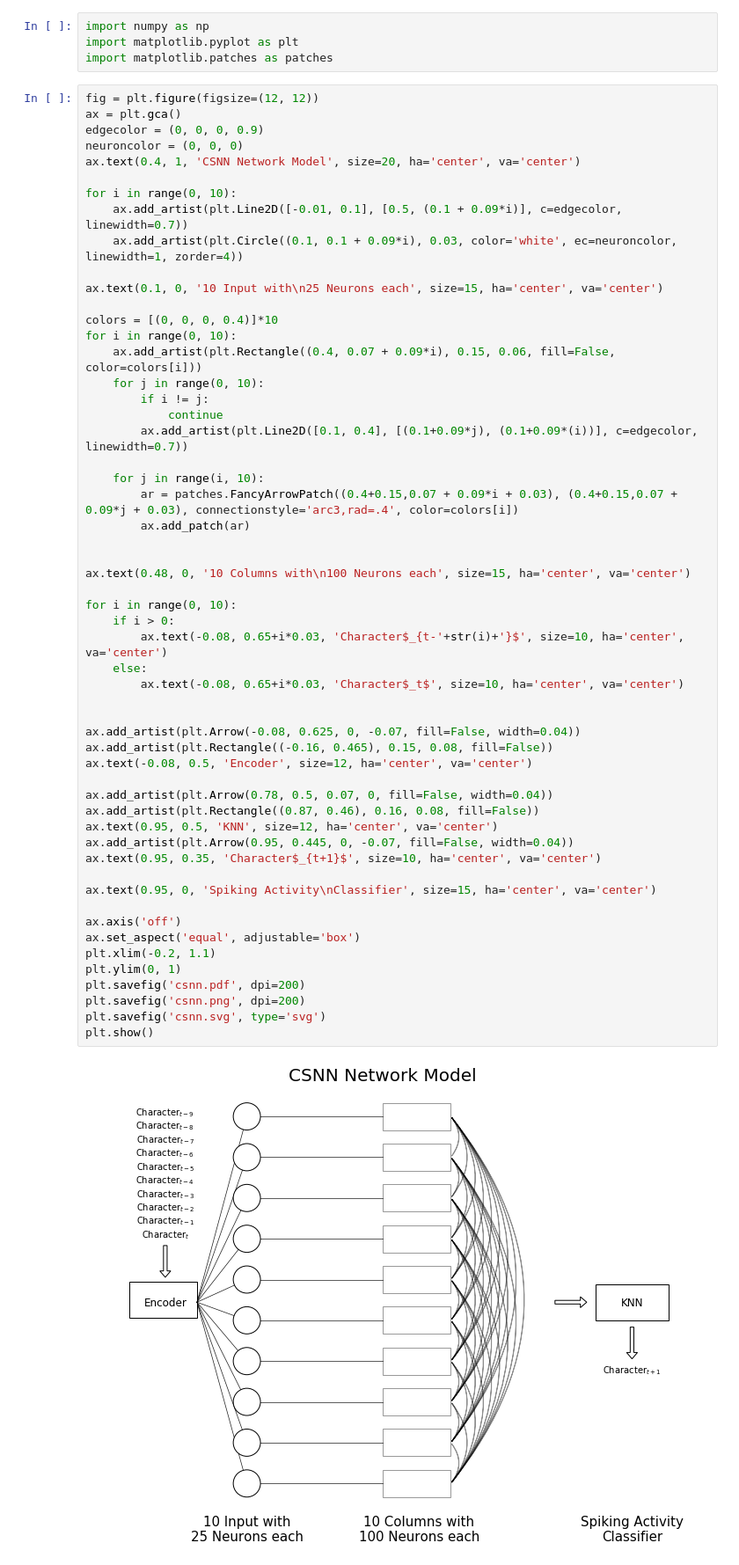
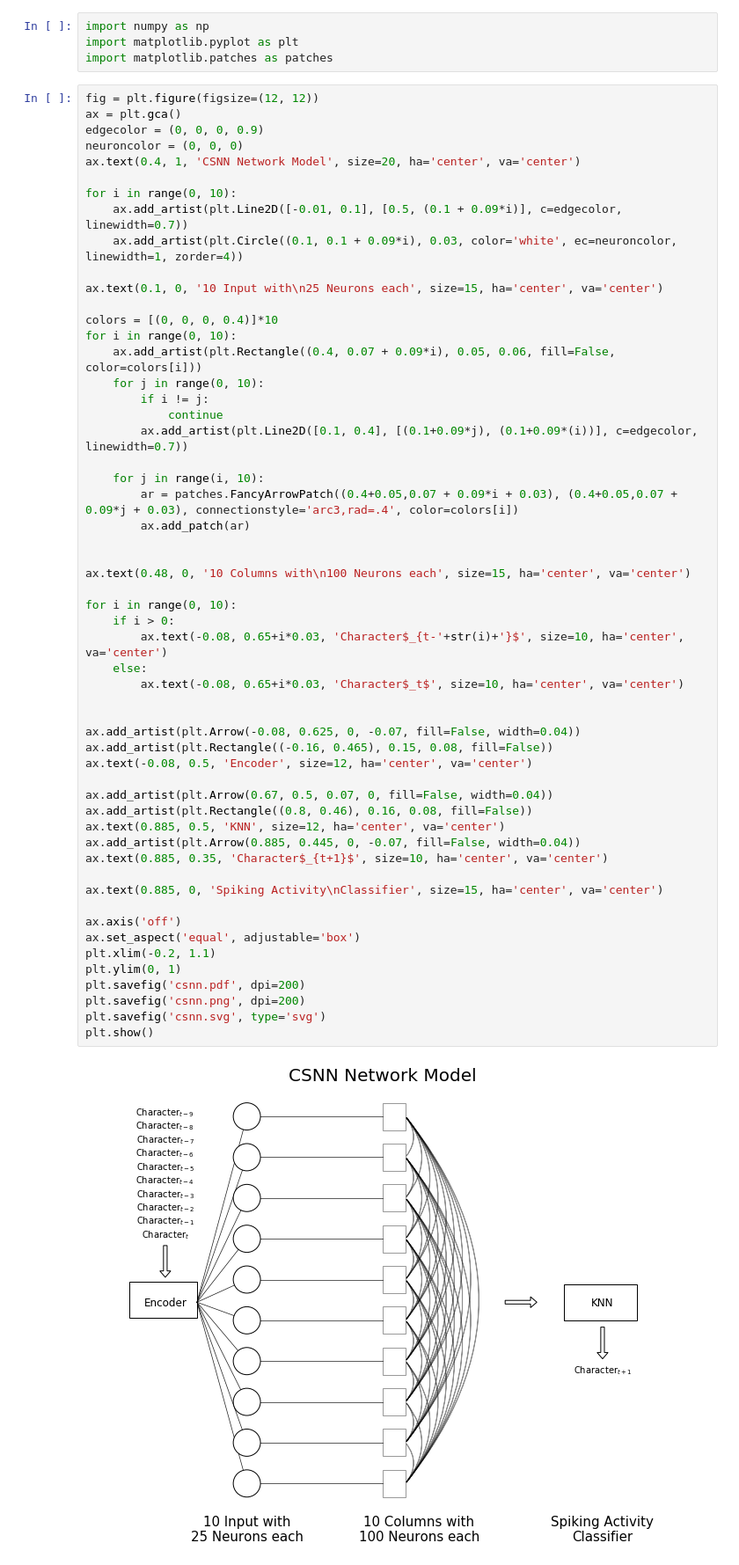
Before and after one commit to sharath/sequence-learning, a Jupyter notebook: diagrams/csnn.ipynb, the cells around one changed output. Shown at 88% size. Drawn from its saved outputs; the diff is of its cells as text.

Commit message:
diagram fixes

```diff
--- a/diagrams/csnn.ipynb
+++ b/diagrams/csnn.ipynb
@@ -17,45 +17,45 @@ ax.text(0.1, 0, '10 Input with\n25 Neurons each', size=15, ha='center', va='cent
 
 colors = [(0, 0, 0, 0.4)]*10
 for i in range(0, 10):
-    ax.add_artist(plt.Rectangle((0.4, 0.07 + 0.09*i), 0.15, 0.06, fill=False, color=colors[i]))
+    ax.add_artist(plt.Rectangle((0.4, 0.07 + 0.09*i), 0.05, 0.06, fill=False, color=colors[i]))
     for j in range(0, 10):
         if i != j:
             continue
         ax.add_artist(plt.Line2D([0.1, 0.4], [(0.1+0.09*j), (0.1+0.09*(i))], c=edgecolor, linewidth=0.7))
 
     for j in range(i, 10):
-        ar = patches.FancyArrowPatch((0.4+0.15,0.07 + 0.09*i + 0.03), (0.4+0.15,0.07 + 0.09*j + 0.03), connectionstyle='arc3,rad=.4', color=colors[i])
+        ar = patches.FancyArrowPatch((0.4+0.05,0.07 + 0.09*i + 0.03), (0.4+0.05,0.07 + 0.09*j + 0.03), connectionstyle='arc3,rad=.4', color=colors[i])
         ax.add_patch(ar)
 
 
 ax.text(0.48, 0, '10 Columns with\n100 Neurons each', size=15, ha='center', va='center')
 
 for i in range(0, 10):
     if i > 0:
         ax.text(-0.08, 0.65+i*0.03, 'Character$_{t-'+str(i)+'}$', size=10, ha='center', va='center')
     else:
         ax.text(-0.08, 0.65+i*0.03, 'Character$_t$', size=10, ha='center', va='center')
 
 
 ax.add_artist(plt.Arrow(-0.08, 0.625, 0, -0.07, fill=False, width=0.04))
 ax.add_artist(plt.Rectangle((-0.16, 0.465), 0.15, 0.08, fill=False))
 ax.text(-0.08, 0.5, 'Encoder', size=12, ha='center', va='center')
 
-ax.add_artist(plt.Arrow(0.78, 0.5, 0.07, 0, fill=False, width=0.04))
-ax.add_artist(plt.Rectangle((0.87, 0.46), 0.16, 0.08, fill=False))
-ax.text(0.95, 0.5, 'KNN', size=12, ha='center', va='center')
-ax.add_artist(plt.Arrow(0.95, 0.445, 0, -0.07, fill=False, width=0.04))
-ax.text(0.95, 0.35, 'Character$_{t+1}$', size=10, ha='center', va='center')
+ax.add_artist(plt.Arrow(0.67, 0.5, 0.07, 0, fill=False, width=0.04))
+ax.add_artist(plt.Rectangle((0.8, 0.46), 0.16, 0.08, fill=False))
+ax.text(0.885, 0.5, 'KNN', size=12, ha='center', va='center')
+ax.add_artist(plt.Arrow(0.885, 0.445, 0, -0.07, fill=False, width=0.04))
+ax.text(0.885, 0.35, 'Character$_{t+1}$', size=10, ha='center', va='center')
 
-ax.text(0.95, 0, 'Spiking Activity\nClassifier', size=15, ha='center', va='center')
+ax.text(0.885, 0, 'Spiking Activity\nClassifier', size=15, ha='center', va='center')
 
 ax.axis('off')
 ax.set_aspect('equal', adjustable='box')
 plt.xlim(-0.2, 1.1)
 plt.ylim(0, 1)
 plt.savefig('csnn.pdf', dpi=200)
 plt.savefig('csnn.png', dpi=200)
 plt.savefig('csnn.svg', type='svg')
 plt.show()
 # %% [output]
-[figure, old version]
+[figure, new version]
```
Also changed, not shown: 9 other files.
